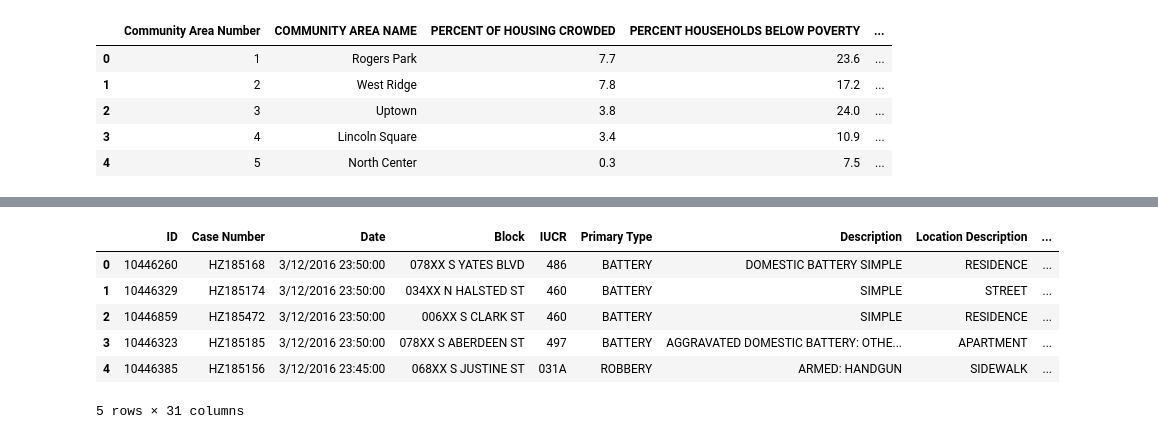
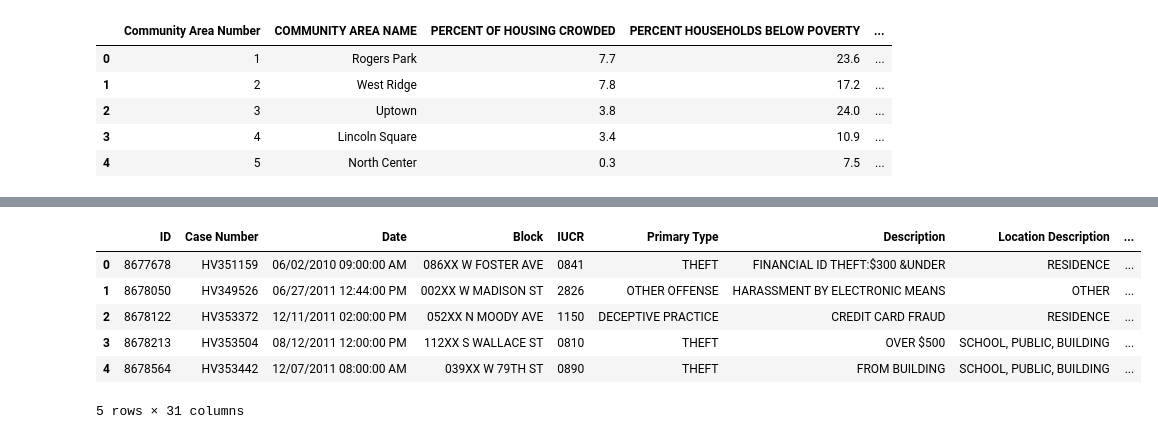
Before and after one commit to crime-analysis/crime_predictions, a Jupyter notebook: per_capita_income.ipynb, the cells around one changed output, grey strips where cells are left out. Cells and saved outputs as stored; diff of their text form; code cells hidden in the pictures.

Commit message:
merged socioeconomic data using community area instead of zip code

```diff
--- a/per_capita_income.ipynb
+++ b/per_capita_income.ipynb
@@ -56,0 +62,5 @@ See the caveats in the documentation: http://pandas.pydata.org/pandas-docs/stabl
+# %%
+# get data from 2008 to 2012
+data08_12 = df[df.Year.isin(range(2008, 2012))]
+data08_12.shape
+#data08_12.to_csv("data08_12")
@@ -140,14 +136,16 @@ poverty_by_zip.head()
 # %%
-# Merge crimes with socioeconomic data for relevant zip code
-crimes_with_poverty = pd.merge(crimes_sub, poverty_by_zip, how='left', right_index=True, left_on='Zip Code')
+# Merge crimes with socioeconomic data for relevant community area
+#crimes_with_poverty = pd.merge(data08_12, poverty, how='left', left_on='Community Area', right_on='Community Area Number')
+
+crimes_with_poverty = pd.merge(data08_12, poverty, how='left', left_on='Community Area', right_on='Community Area Number')
 crimes_with_poverty.head()
 # %% [output]
 |  | ID | Case Number | Date | Block | IUCR | Primary Type | Description | Location Description | ... |
-| 0 | 10446260 | HZ185168 | 3/12/2016 23:50:00 | 078XX S YATES BLVD | 486 | BATTERY | DOMESTIC BATTERY SIMPLE | RESIDENCE | ... |
-| 1 | 10446329 | HZ185174 | 3/12/2016 23:50:00 | 034XX N HALSTED ST | 460 | BATTERY | SIMPLE | STREET | ... |
-| 2 | 10446859 | HZ185472 | 3/12/2016 23:50:00 | 006XX S CLARK ST | 460 | BATTERY | SIMPLE | RESIDENCE | ... |
-| 3 | 10446323 | HZ185185 | 3/12/2016 23:50:00 | 078XX S ABERDEEN ST | 497 | BATTERY | AGGRAVATED DOMESTIC BATTERY: OTHE... | APARTMENT | ... |
-| 4 | 10446385 | HZ185156 | 3/12/2016 23:45:00 | 068XX S JUSTINE ST | 031A | ROBBERY | ARMED: HANDGUN | SIDEWALK | ... |
+| 0 | 8677678 | HV351159 | 06/02/2010 09:00:00 AM | 086XX W FOSTER AVE | 0841 | THEFT | FINANCIAL ID THEFT:$300 &UNDER | RESIDENCE | ... |
+| 1 | 8678050 | HV349526 | 06/27/2011 12:44:00 PM | 002XX W MADISON ST | 2826 | OTHER OFFENSE | HARASSMENT BY ELECTRONIC MEANS | OTHER | ... |
+| 2 | 8678122 | HV353372 | 12/11/2011 02:00:00 PM | 052XX N MOODY AVE | 1150 | DECEPTIVE PRACTICE | CREDIT CARD FRAUD | RESIDENCE | ... |
+| 3 | 8678213 | HV353504 | 08/12/2011 12:00:00 PM | 112XX S WALLACE ST | 0810 | THEFT | OVER $500 | SCHOOL, PUBLIC, BUILDING | ... |
+| 4 | 8678564 | HV353442 | 12/07/2011 08:00:00 AM | 039XX W 79TH ST | 0890 | THEFT | FROM BUILDING | SCHOOL, PUBLIC, BUILDING | ... |
 5 rows × 31 columns
 # %%
 # Get number of crimes in each zip code
```
Also changed, not shown: parts of 12 cells of this notebook.
